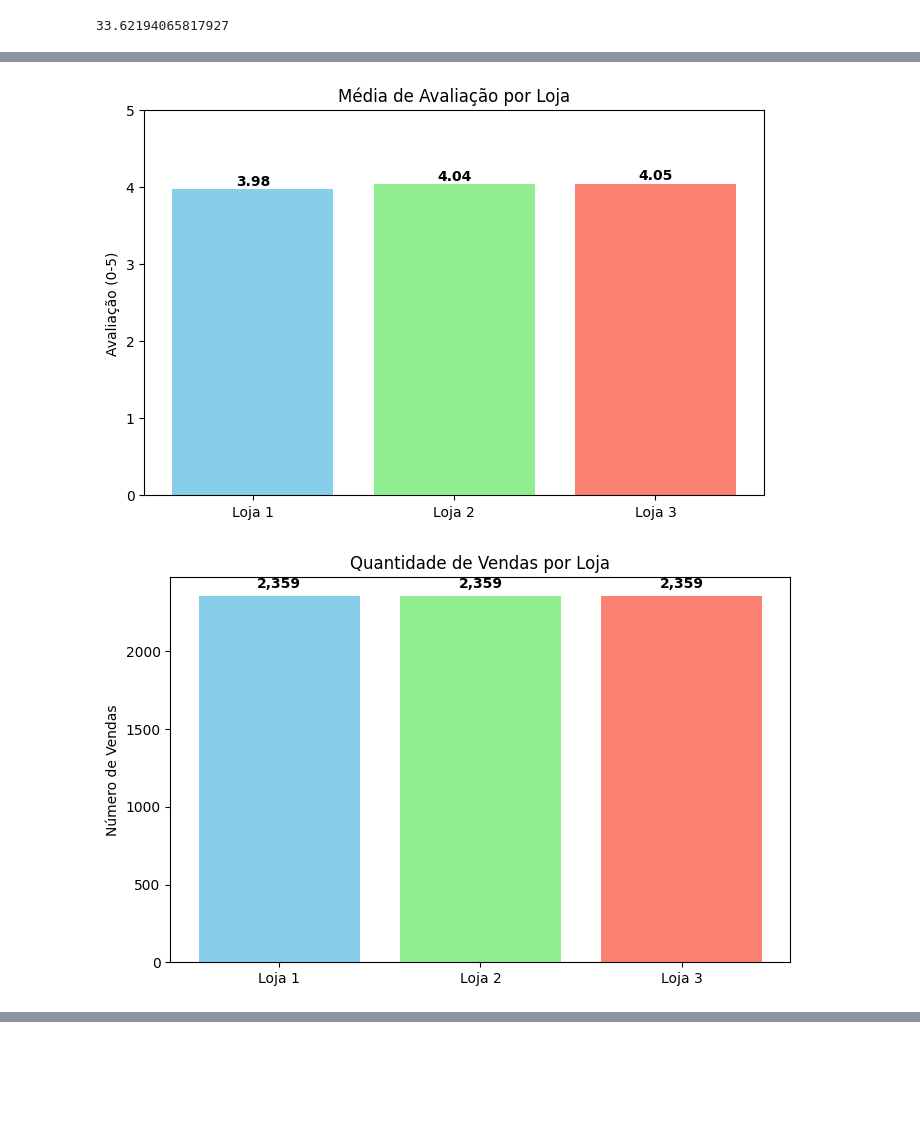
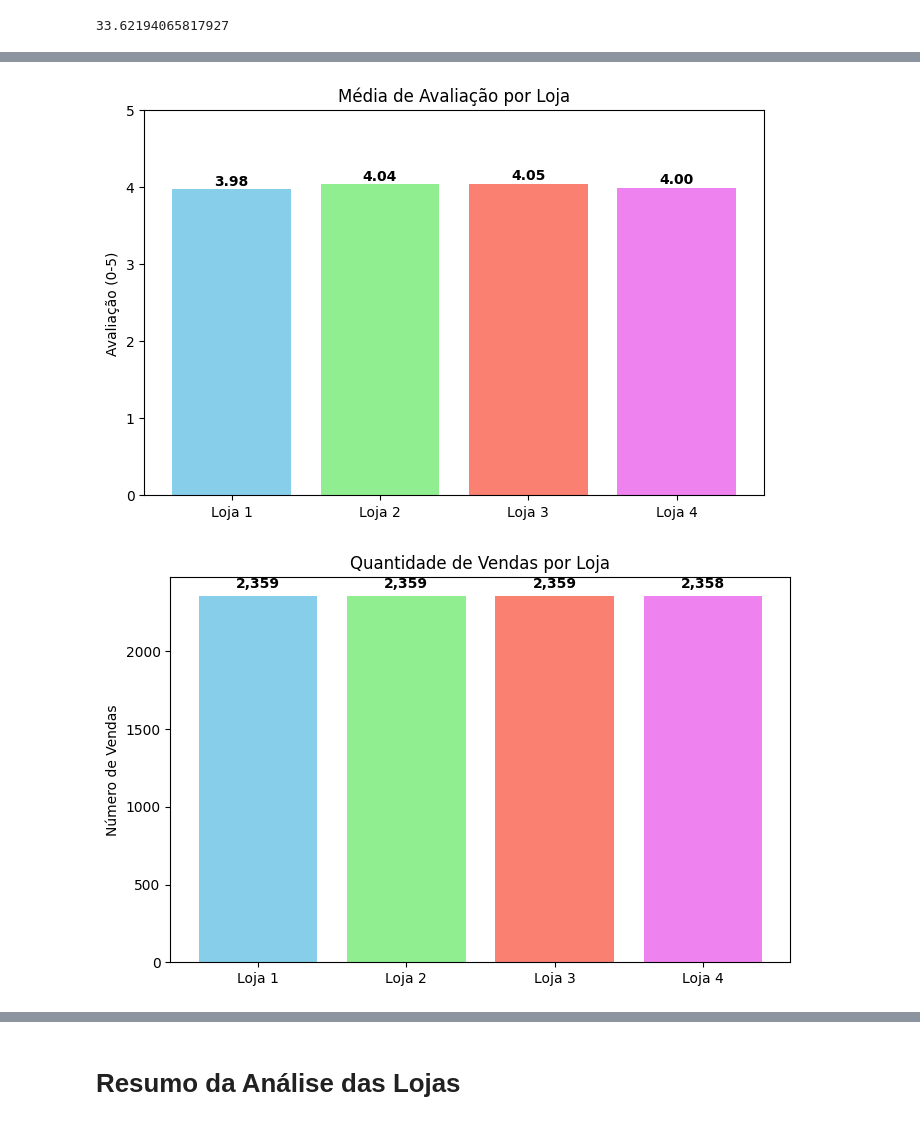
Before and after one commit to willian094/Challenge_1_Alura, a Jupyter notebook: CHALLENGE 1.ipynb, the cells around one changed output, grey strips where cells are left out. Cells and saved outputs as stored; diff of their text form; code cells hidden in the pictures; blank space fills up the shorter version.

Commit message:
Atualização
upload do caderno completo.

```diff
--- a/CHALLENGE 1.ipynb
+++ b/CHALLENGE 1.ipynb
@@ -106,3 +118,9 @@ print(categorias3)
 5                 livros               11713.92                   173
 6                 moveis              250178.11                   465
 7  utilidades domesticas               16931.48                   171
+# %%
+# Vendas por categoria da loja 4
+categorias4 = (loja4.groupby('Categoria do Produto')['Preço']
+.agg(Valor_total_de_Vendas='sum', Quantidade_de_Vendas='count').reset_index())
+
+print(categorias4)
@@ -154,3 +217,6 @@ media_avaliacao3 = loja3['Avaliação da compra'].mean()
 print(media_avaliacao3)
 # %% [output]
 4.048325561678677
+# %%
+media_avaliacao4 = loja4['Avaliação da compra'].mean()
+print(media_avaliacao4)
@@ -158,8 +226,8 @@ print(media_avaliacao3)
 import matplotlib.pyplot as plt
 
 # media das 3 lojas
-medias = [media_avaliacao1, media_avaliacao2, media_avaliacao3]
-lojas = ['Loja 1', 'Loja 2', 'Loja 3']
+medias = [media_avaliacao1, media_avaliacao2, media_avaliacao3 , media_avaliacao4]
+lojas = ['Loja 1', 'Loja 2', 'Loja 3' ,'Loja 4']
 
 plt.bar(lojas, medias, color='lightgreen')
 
@@ -314,30 +464,42 @@ import pandas as pd
 import matplotlib.pyplot as plt
 from IPython.display import display, Markdown
 
-# Dados das lojas (exemplo de cálculo)
-lojas = ['Loja 1', 'Loja 2', 'Loja 3']
+# -----------------------------
+# DADOS DAS 4 LOJAS
+# -----------------------------
+lojas = ['Loja 1', 'Loja 2', 'Loja 3', 'Loja 4']
+
 faturamento_total = [
     loja1['Preço'].sum(),
     loja2['Preço'].sum(),
-    loja3['Preço'].sum()
+    loja3['Preço'].sum(),
+    loja4['Preço'].sum()
 ]
+
 media_avaliacao = [
     loja1['Avaliação da compra'].mean(),
     loja2['Avaliação da compra'].mean(),
-    loja3['Avaliação da compra'].mean()
+    loja3['Avaliação da compra'].mean(),
+    loja4['Avaliação da compra'].mean()
 ]
+
 quantidade_vendas = [
     loja1.shape[0],
     loja2.shape[0],
-    loja3.shape[0]
+    loja3.shape[0],
+    loja4.shape[0]
 ]
+
 frete_medio = [
     loja1['Frete'].mean(),
     loja2['Frete'].mean(),
-    loja3['Frete'].mean()
+    loja3['Frete'].mean(),
+    loja4['Frete'].mean()
 ]
 
-# Criar DataFrame resumo
+# -----------------------------
+# DATAFRAME RESUMO
+# -----------------------------
 df_resumo = pd.DataFrame({
     'Loja': lojas,
     'Faturamento_Total': faturamento_total,
@@ -346,41 +508,43 @@ df_resumo = pd.DataFrame({
     'Frete_Medio': frete_medio
 })
 
-# Função para produtos mais e menos vendidos
+# -----------------------------
+# FUNÇÕES AUXILIARES
+# -----------------------------
 def top_produtos(loja, top_n=3):
     contagem = loja['Produto'].value_counts()
     mais_vendidos = contagem.head(top_n)
     menos_vendidos = contagem.tail(top_n)
     return mais_vendidos, menos_vendidos
 
-# Função para categorias mais e menos vendidas
 def top_categorias(loja, top_n=3):
     contagem = loja['Categoria do Produto'].value_counts()
     mais_vendidas = contagem.head(top_n)
     menos_vendidas = contagem.tail(top_n)
     return mais_vendidas, menos_vendidas
 
-# Criar relatório em Markdown
+# -----------------------------
+# RELATÓRIO EM MARKDOWN
+# -----------------------------
 report_md = f"""
-# Relatório Completo de Análise das Lojas
+# Relatório Completo de Análise das 4 Lojas
 
 ## Introdução
-Este relatório analisa três lojas com o objetivo de determinar qual delas seria mais vantajosa para venda e investimento.
-Foram analisados faturamento, média de avaliação, quantidade de vendas, frete médio, produtos e categorias mais/menos vendidos.
+Este relatório analisa quatro lojas com o objetivo de avaliar desempenho financeiro, satisfação dos clientes,
+logística e comportamento de vendas para apoiar decisões estratégicas.
 
 ## Resumo das Lojas
 | Loja | Faturamento Total | Média Avaliação | Quantidade Vendas | Frete Médio |
-|------|-----------------|----------------|-----------------|-------------|
+|------|------------------|----------------|------------------|-------------|
 | Loja 1 | R$ {df_resumo.loc[0,'Faturamento_Total']:,.2f} | {df_resumo.loc[0,'Media_Avaliacao']:.2f} | {df_resumo.loc[0,'Quantidade_Vendas']:,} | R$ {df_resumo.loc[0,'Frete_Medio']:.2f} |
 | Loja 2 | R$ {df_resumo.loc[1,'Faturamento_Total']:,.2f} | {df_resumo.loc[1,'Media_Avaliacao']:.2f} | {df_resumo.loc[1,'Quantidade_Vendas']:,} | R$ {df_resumo.loc[1,'Frete_Medio']:.2f} |
 | Loja 3 | R$ {df_resumo.loc[2,'Faturamento_Total']:,.2f} | {df_resumo.loc[2,'Media_Avaliacao']:.2f} | {df_resumo.loc[2,'Quantidade_Vendas']:,} | R$ {df_resumo.loc[2,'Frete_Medio']:.2f} |
+| Loja 4 | R$ {df_resumo.loc[3,'Faturamento_Total']:,.2f} | {df_resumo.loc[3,'Media_Avaliacao']:.2f} | {df_resumo.loc[3,'Quantidade_Vendas']:,} | R$ {df_resumo.loc[3,'Frete_Medio']:.2f} |
 
 ## Produtos Mais e Menos Vendidos
-
 """
 
-# Adicionar produtos
-for i, loja in enumerate([loja1, loja2, loja3]):
+for i, loja in enumerate([loja1, loja2, loja3, loja4]):
     mais, menos = top_produtos(loja)
     report_md += f"### {lojas[i]}\n"
     report_md += f"**Mais Vendidos:**\n{mais.to_dict()}\n\n"
@@ -388,21 +552,20 @@ for i, loja in enumerate([loja1, loja2, loja3]):
 
 # Categorias mais e menos vendidas
 report_md += "## Categorias Mais e Menos Vendidas\n"
-for i, loja in enumerate([loja1, loja2, loja3]):
+for i, loja in enumerate([loja1, loja2, loja3, loja4]):
     mais, menos = top_categorias(loja)
     report_md += f"### {lojas[i]}\n"
     report_md += f"**Mais Vendidas:**\n{mais.to_dict()}\n\n"
     report_md += f"**Menos Vendidas:**\n{menos.to_dict()}\n\n"
 
-# Exibir Markdown
 display(Markdown(report_md))
 
 # -----------------------------
-# Gráficos comparativos
+# GRÁFICOS COMPARATIVOS
 # -----------------------------
-cores = ['skyblue', 'lightgreen', 'salmon']
+cores = ['skyblue', 'lightgreen', 'salmon', 'violet']
 
-# 1. Faturamento Total
+# 1. Faturamento
 plt.figure(figsize=(8,5))
 plt.bar(df_resumo['Loja'], df_resumo['Faturamento_Total'], color=cores)
 plt.title('Faturamento Total por Loja')
@@ -501,2 +666,2 @@ Foram analisados faturamento, média de avaliação, quantidade de vendas, frete
-[figure, old version]
+[figure, new version]
-[figure, old version]
+[figure, new version]
@@ -503,0 +669,2 @@ Foram analisados faturamento, média de avaliação, quantidade de vendas, frete
+# %% [markdown]
+# Resumo da Análise das Lojas
```
Also changed, not shown: parts of 17 cells of this notebook.
